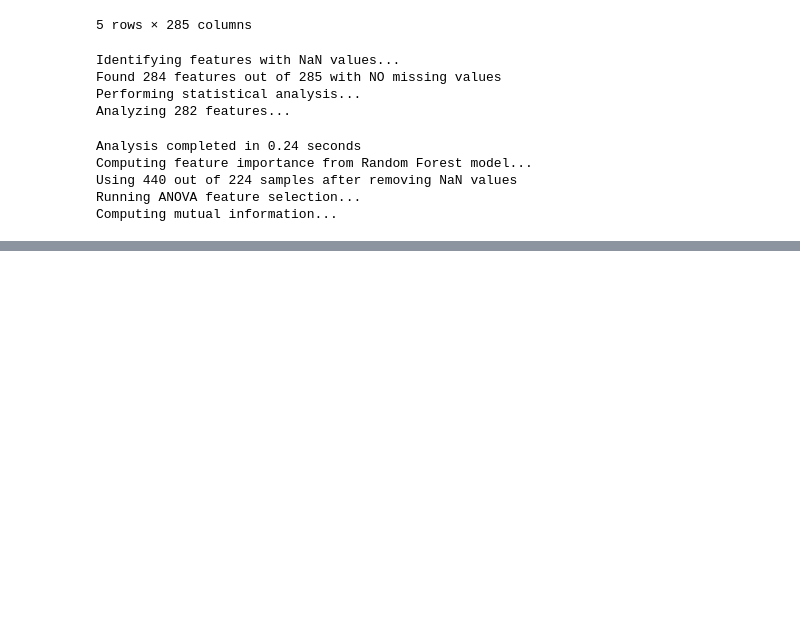
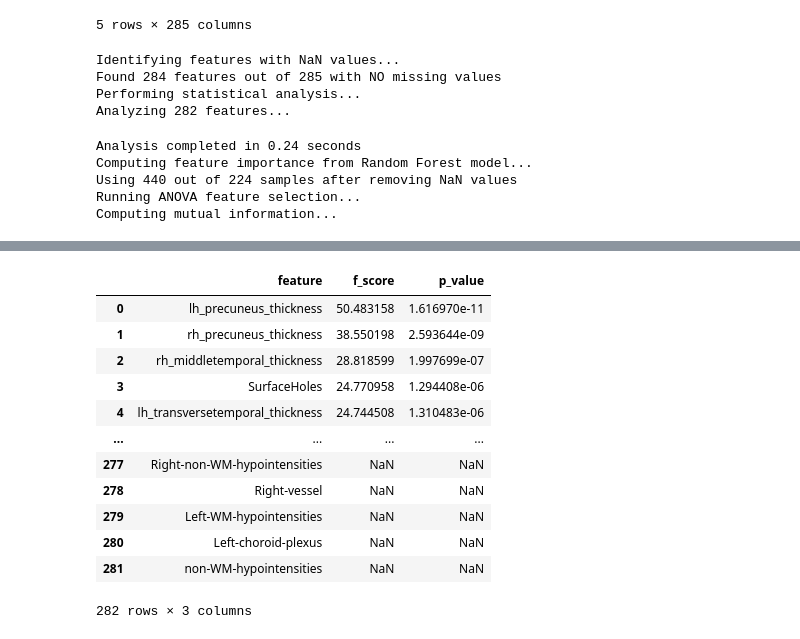
Before and after one commit to stevenang/data_processing, a Jupyter notebook: data_processing.ipynb, the cells around one changed output, grey strips where cells are left out. Saved outputs shown, nothing was run; the diff lists cells and outputs as text; code cells hidden in the pictures; blank space fills up the shorter version.

```diff
--- a/data_processing.ipynb
+++ b/data_processing.ipynb
@@ -1269 +1249,17 @@ results['statistical_tests']
 282 rows × 12 columns
+# %%
+results['anova']
+# %% [output]
+|  | feature | f_score | p_value |
+| 0 | lh_precuneus_thickness | 50.483158 | 1.616970e-11 |
+| 1 | rh_precuneus_thickness | 38.550198 | 2.593644e-09 |
+| 2 | rh_middletemporal_thickness | 28.818599 | 1.997699e-07 |
+| 3 | SurfaceHoles | 24.770958 | 1.294408e-06 |
+| 4 | lh_transversetemporal_thickness | 24.744508 | 1.310483e-06 |
+| ... | ... | ... | ... |
+| 277 | Right-non-WM-hypointensities | NaN | NaN |
+| 278 | Right-vessel | NaN | NaN |
+| 279 | Left-WM-hypointensities | NaN | NaN |
+| 280 | Left-choroid-plexus | NaN | NaN |
+| 281 | non-WM-hypointensities | NaN | NaN |
+282 rows × 3 columns
```
Also changed, not shown: parts of 7 cells of this notebook.
